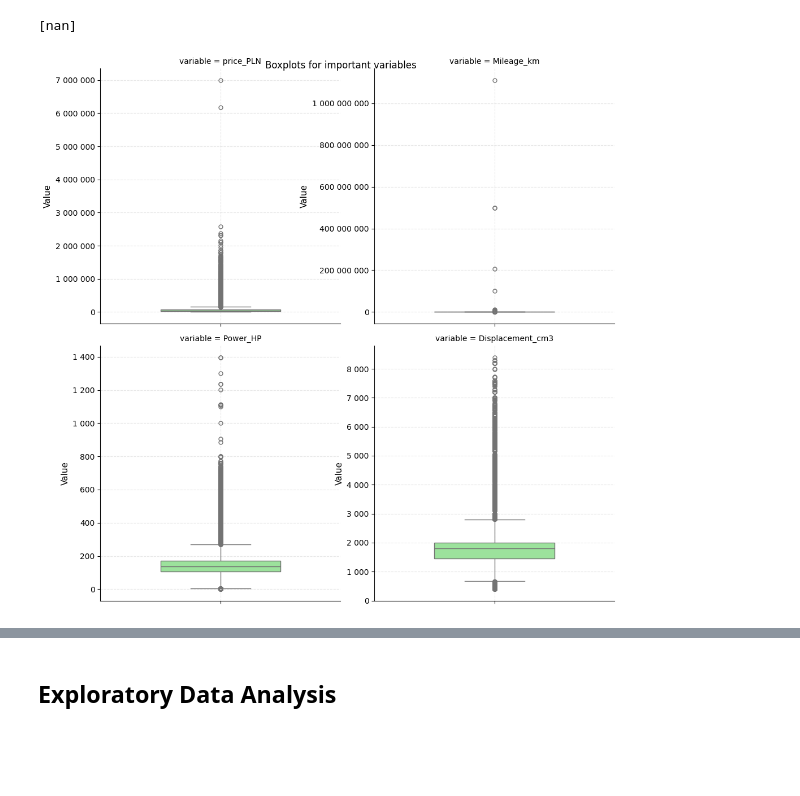
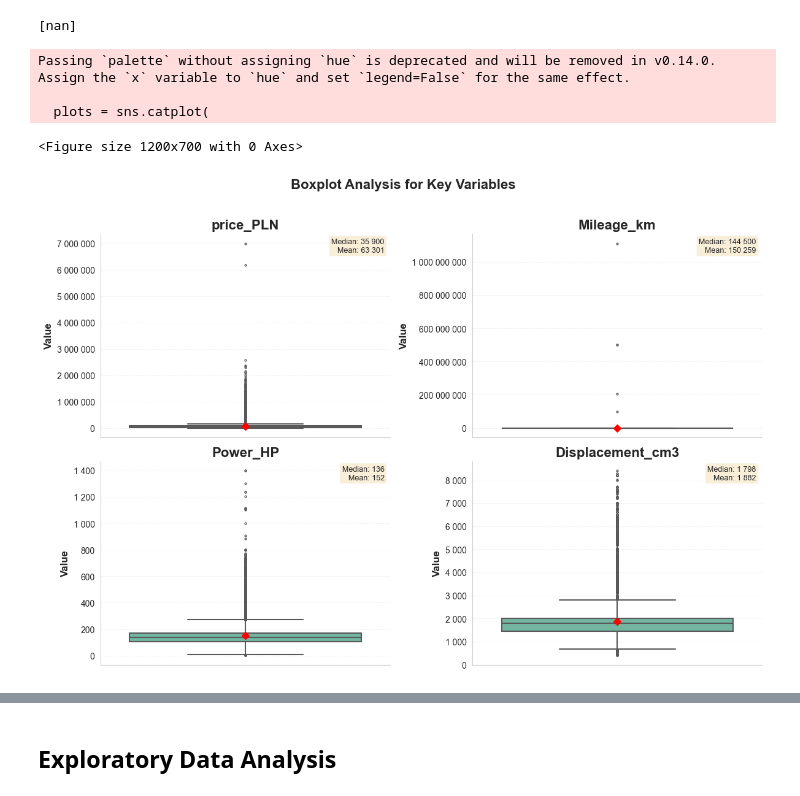
Before and after one commit to Przemsonn05/Cars-Price-Prediction-in-Poland, a Jupyter notebook: notebooks/cars_price_prediction.ipynb, the cells around one changed output, grey strips where cells are left out. Drawn from its saved outputs; the diff is of its cells as text; code cells hidden in the pictures; blank space fills up the shorter version.

```diff
--- a/notebooks/cars_price_prediction.ipynb
+++ b/notebooks/cars_price_prediction.ipynb
@@ -170,31 +176,70 @@ cars_data_rem = cars_data_rem.dropna(subset=['Transmission'])
 cars_data_rem['Offer_publication_date'] = pd.to_datetime(cars_data_rem['Offer_publication_date'], format='%d/%m/%Y')
 cars_data_rem['Year_publication'] = cars_data_rem['Offer_publication_date'].dt.year
 # %%
-#Displaying boxplots
-cols_to_boxplot = ['price_PLN', 'Mileage_km', 'Power_HP', 'Displacement_cm3']
+sns.set_style("whitegrid")
+plt.rcParams['font.family'] = 'sans-serif'
 
+cols_to_boxplot = [
+    'price_PLN', 'Mileage_km', 'Power_HP' ,'Displacement_cm3'
+]
+
+plot_data = cars_data_rem[cols_to_boxplot].melt()
+
+fig = plt.figure(figsize=(12, 7), facecolor='white')
 plots = sns.catplot(
     kind='box',
-    data=cars_data_rem[cols_to_boxplot].melt(),
+    data=plot_data,
+    x=None,
     y='value',
     col='variable',
     col_wrap=2,
     sharey=False,
-    color='lightgreen',
-    width=0.5
+    palette='Set2',
+    hue=None,
+    height=4,
+    aspect=1.5,
+    linewidth=1.5,
+    fliersize=2,
+    showmeans=True,
+    legend=False,
+    meanprops=dict(marker='D', markerfacecolor='red', markeredgecolor='red', markersize=6)
 )
 
 for ax in plots.axes.flat:
     ax.yaxis.set_major_formatter(plt.FuncFormatter(lambda x, p: f'{int(x):,}'.replace(',', ' ')))
-    ax.set_ylabel('Value', fontsize=11)
-    ax.grid(True, alpha=0.3, linestyle='--')
+    ax.set_ylabel('Value', fontsize=12, fontweight='bold')
     ax.set_xlabel('')
 
-plt.savefig('../images/Boxplots_for_various_features', dpi=300, bbox_inches='tight')
-plt.suptitle('Boxplots for important variables')
+    ax.grid(True, alpha=0.25, linestyle='--', linewidth=0.7, axis='y')
+    ax.set_axisbelow(True)
+
+    data_col = ax.get_title().split('=')[1].strip()
+    col_data = plot_data[plot_data['variable'] == data_col]['value']
+
+    median_val = col_data.median()
+    mean_val = col_data.mean()
+
+    stats_text = f'Median: {median_val:,.0f}\nMean: {mean_val:,.0f}'.replace(',', ' ')
+    ax.text(0.98, 0.98, stats_text,
+            transform=ax.transAxes,
+            verticalalignment='top',
+            horizontalalignment='right',
+            bbox=dict(boxstyle='round', facecolor='wheat', alpha=0.5),
+            fontsize=9)
+
+    ax.set_title(data_col, fontsize=16, fontweight='bold')
+
+plots.fig.suptitle('Boxplot Analysis for Key Variables', fontsize=16, fontweight='bold', y=1.02)
+
+plt.tight_layout()
+plt.savefig('../images/Boxplots_for_various_features.png', dpi=300, bbox_inches='tight')
 plt.show()
 # %% [output]
+Passing `palette` without assigning `hue` is deprecated and will be removed in v0.14.0. Assign the `x` variable to `hue` and set `legend=False` for the same effect.
+
+  plots = sns.catplot(
+<Figure size 1200x700 with 0 Axes>
-[figure, old version]
+[figure, new version]
 # %% [markdown]
 ### Boxplot Analysis for Key Variables
 
```
Also changed, not shown: parts of 34 cells of this notebook, 30 other files.
